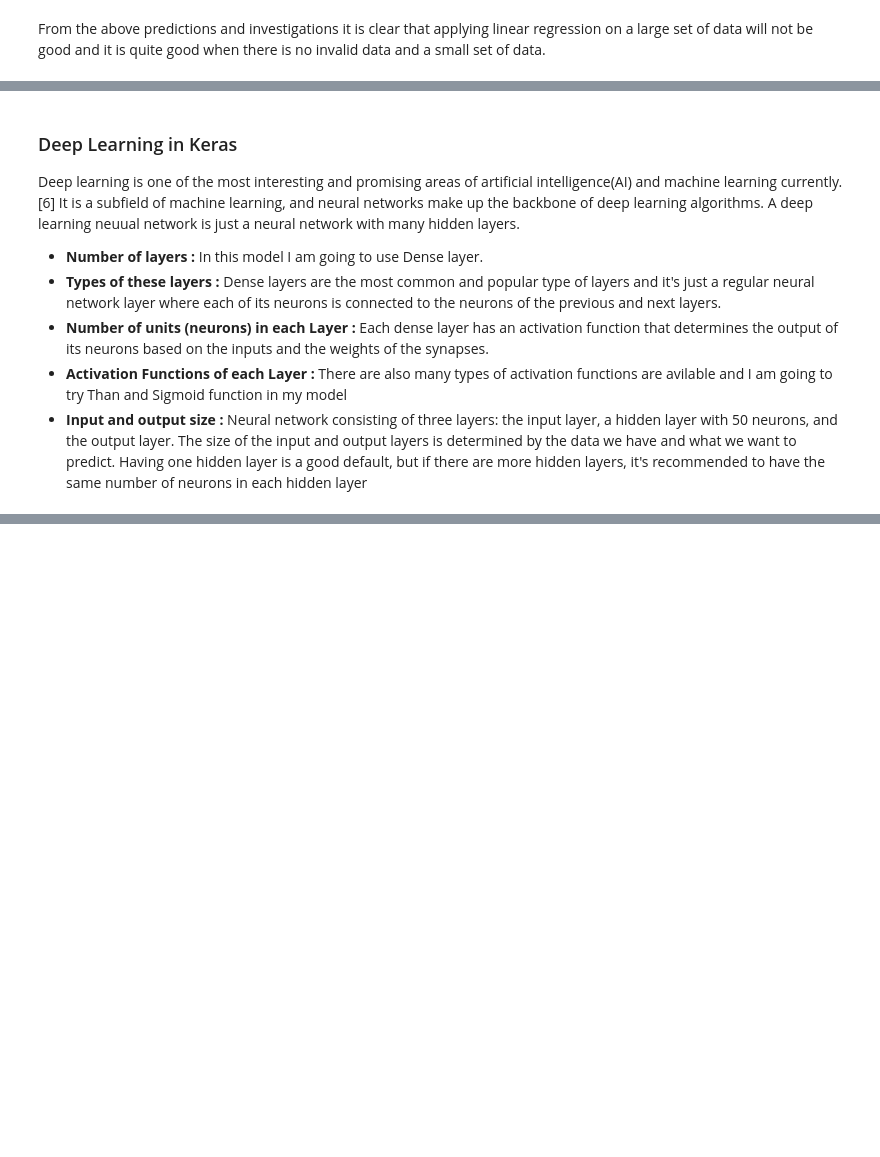
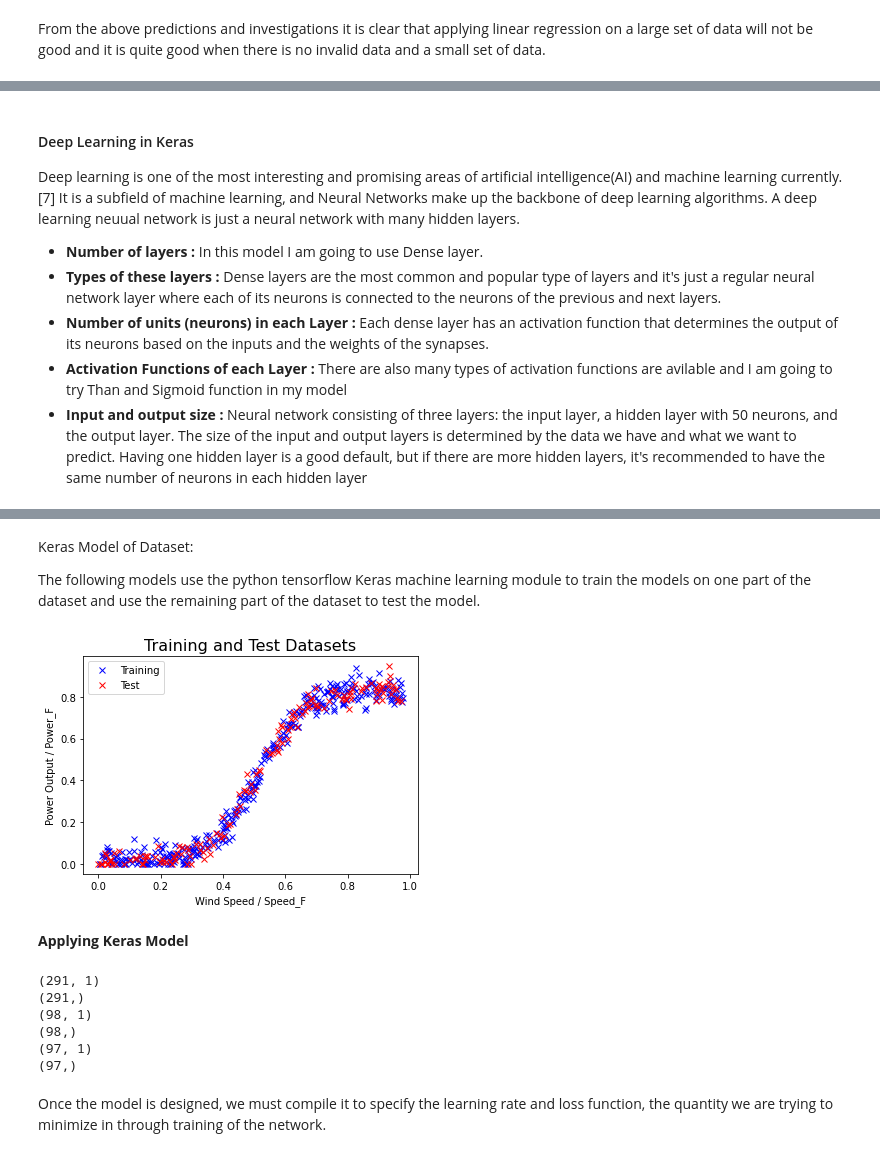
Before and after one commit to SasiGV/MLProject2020., a Jupyter notebook: Initial_draft.ipynb, the cells around one changed output, grey strips where cells are left out. Cells and saved outputs as stored; diff of their text form; code cells hidden in the pictures; blank space fills up the shorter version.

Commit message:
Added python code for NN

```diff
--- a/Initial_draft.ipynb
+++ b/Initial_draft.ipynb
@@ -431,7 +438,7 @@ From the above predictions and investigations it is clear that applying linear r
 # %% [markdown]
-### Deep Learning in Keras
+#### Deep Learning in Keras
 
-Deep learning is one of the most interesting and promising areas of artificial intelligence(AI) and machine learning currently. [6] It is a subfield of machine learning, and neural networks make up the backbone of deep learning algorithms.
+Deep learning is one of the most interesting and promising areas of artificial intelligence(AI) and machine learning currently. [7] It is a subfield of machine learning, and Neural Networks make up the backbone of deep learning algorithms.
 A deep learning neuual network is just a neural network with many hidden layers.
 
 - <b>Number of layers :</b>
@@ -451,4 +456,44 @@ A deep learning neuual network is just a neural network with many hidden layers.
+# %% [markdown]
+Keras Model of Dataset:
+
+The following models use the python tensorflow Keras machine learning module to train the models on one part of the dataset and use the remaining part of the dataset to test the model.
+# %%
+# Normalise the data for use in Keras neural network models
+
+# Set normalisation factors
+Speed_F = 25
+Power_F = 120
+
+# Apply normalisation to the input speeds
+Power_data_Normalise = Power_data.copy()
+Power_data_Normalise['speed'] = Power_data_Normalise['speed']/Speed_F
+Power_data_Normalise['power'] = Power_data_Normalise['power']/Power_F
+
+# Divide the data into training and testing sets. Code adapted from
+# https://www.geeksforgeeks.org/divide-a-pandas-dataframe-randomly-in-a-given-ratio/
+# Creating a training dataframe with 70% ratio of
+train = Power_data_Normalise.sample(frac = 0.7)
+
+# Creating testing dataframe with rest of the 30% values
+test = Power_data_Normalise.drop(train.index)
+# %%
+
+# Plot of training and test data
+plt.plot(train['speed'], train['power'], 'bx', label='Training')
+plt.plot(test['speed'], test['power'], 'rx', label='Test')
+plt.title("Training and Test Datasets", fontsize = 16)
+plt.xlabel("Wind Speed / Speed_F")
+plt.ylabel("Power Output / Power_F")
+plt.legend();
+# %% [output]
+[figure, added]
+# %% [markdown]
+<B>Applying Keras Model</B>
 # %%
+#code adopted from https://stackabuse.com/deep-learning-in-keras-building-a-deep-learning-model/
+# Need x and y in correct format.
+X = Power_data[["speed"]] # note dimensions
+y = Power_data["power"]
 
 # Split the data set into train/set. 80:20 split
 X_train, X_test, y_train, y_test = train_test_split(X, y, test_size = 0.2)
@@ -462,3 +507,10 @@ print(X_test.shape)
 print(y_test.shape)
 print(X_val.shape)
 print(y_val.shape)
+# %% [output]
+(291, 1)
+(291,)
+(98, 1)
+(98,)
+(97, 1)
+(97,)
@@ -464,0 +523,2 @@ print(y_val.shape)
+# %% [markdown]
+Once the model is designed, we must compile it to specify the learning rate and loss function, the quantity we are trying to minimize in through training of the network.
```
Also changed, not shown: parts of 14 cells of this notebook, 3 other files.
